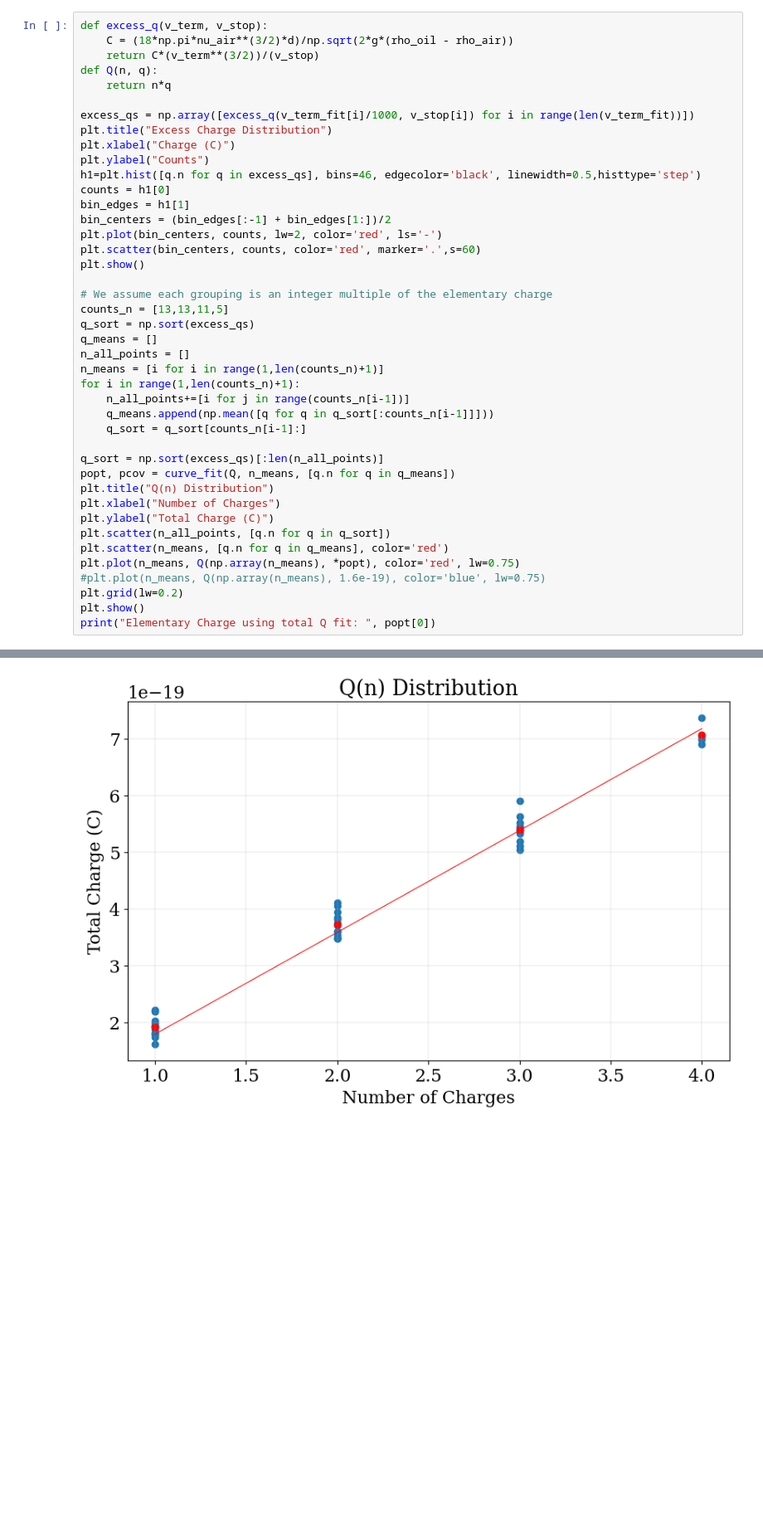
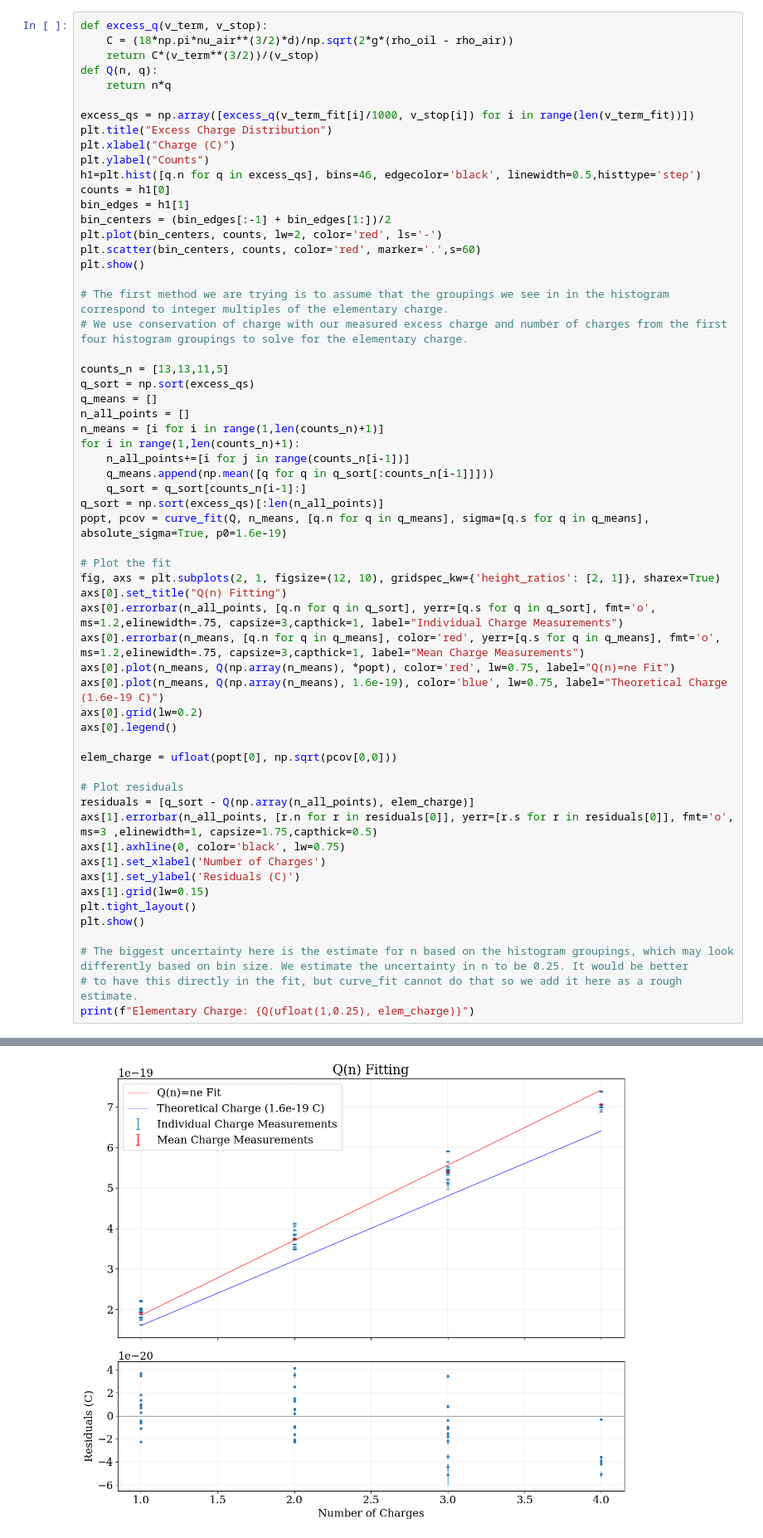
Before and after one commit to luke-wriglesworth/millikan, a Jupyter notebook: milikan.ipynb, the cells around one changed output, grey strips where cells are left out. Shown at 83% size. Saved outputs shown, nothing was run; the diff lists cells and outputs as text; blank space fills up the shorter version.

```diff
--- a/milikan.ipynb
+++ b/milikan.ipynb
@@ -161,43 +162,60 @@ def excess_q(v_term, v_stop):
     C = (18*np.pi*nu_air**(3/2)*d)/np.sqrt(2*g*(rho_oil - rho_air))
     return C*(v_term**(3/2))/(v_stop)
 def Q(n, q):
     return n*q
 
 excess_qs = np.array([excess_q(v_term_fit[i]/1000, v_stop[i]) for i in range(len(v_term_fit))])
 plt.title("Excess Charge Distribution")
 plt.xlabel("Charge (C)")
 plt.ylabel("Counts")
 h1=plt.hist([q.n for q in excess_qs], bins=46, edgecolor='black', linewidth=0.5,histtype='step')
 counts = h1[0]
 bin_edges = h1[1]
 bin_centers = (bin_edges[:-1] + bin_edges[1:])/2
 plt.plot(bin_centers, counts, lw=2, color='red', ls='-')
 plt.scatter(bin_centers, counts, color='red', marker='.',s=60)
 plt.show()
 
-# We assume each grouping is an integer multiple of the elementary charge
+# The first method we are trying is to assume that the groupings we see in in the histogram correspond to integer multiples of the elementary charge.
+# We use conservation of charge with our measured excess charge and number of charges from the first four histogram groupings to solve for the elementary charge.
+
 counts_n = [13,13,11,5]
 q_sort = np.sort(excess_qs)
 q_means = []
 n_all_points = []
 n_means = [i for i in range(1,len(counts_n)+1)]
 for i in range(1,len(counts_n)+1):
     n_all_points+=[i for j in range(counts_n[i-1])]
     q_means.append(np.mean([q for q in q_sort[:counts_n[i-1]]]))
     q_sort = q_sort[counts_n[i-1]:]
+q_sort = np.sort(excess_qs)[:len(n_all_points)]
+popt, pcov = curve_fit(Q, n_means, [q.n for q in q_means], sigma=[q.s for q in q_means], absolute_sigma=True, p0=1.6e-19)
 
-q_sort = np.sort(excess_qs)[:len(n_all_points)]
-popt, pcov = curve_fit(Q, n_means, [q.n for q in q_means])
-plt.title("Q(n) Distribution")
-plt.xlabel("Number of Charges")
-plt.ylabel("Total Charge (C)")
-plt.scatter(n_all_points, [q.n for q in q_sort])
-plt.scatter(n_means, [q.n for q in q_means], color='red')
-plt.plot(n_means, Q(np.array(n_means), *popt), color='red', lw=0.75)
-#plt.plot(n_means, Q(np.array(n_means), 1.6e-19), color='blue', lw=0.75)
-plt.grid(lw=0.2)
+# Plot the fit
+fig, axs = plt.subplots(2, 1, figsize=(12, 10), gridspec_kw={'height_ratios': [2, 1]}, sharex=True)
+axs[0].set_title("Q(n) Fitting")
+axs[0].errorbar(n_all_points, [q.n for q in q_sort], yerr=[q.s for q in q_sort], fmt='o', ms=1.2,elinewidth=.75, capsize=3,capthick=1, label="Individual Charge Measurements")
+axs[0].errorbar(n_means, [q.n for q in q_means], color='red', yerr=[q.s for q in q_means], fmt='o', ms=1.2,elinewidth=.75, capsize=3,capthick=1, label="Mean Charge Measurements")
+axs[0].plot(n_means, Q(np.array(n_means), *popt), color='red', lw=0.75, label="Q(n)=ne Fit")
+axs[0].plot(n_means, Q(np.array(n_means), 1.6e-19), color='blue', lw=0.75, label="Theoretical Charge (1.6e-19 C)")
+axs[0].grid(lw=0.2)
+axs[0].legend()
+
+elem_charge = ufloat(popt[0], np.sqrt(pcov[0,0]))
+
+# Plot residuals
+residuals = [q_sort - Q(np.array(n_all_points), elem_charge)]
+axs[1].errorbar(n_all_points, [r.n for r in residuals[0]], yerr=[r.s for r in residuals[0]], fmt='o', ms=3 ,elinewidth=1, capsize=1.75,capthick=0.5)
+axs[1].axhline(0, color='black', lw=0.75)
+axs[1].set_xlabel('Number of Charges')
+axs[1].set_ylabel('Residuals (C)')
+axs[1].grid(lw=0.15)
+plt.tight_layout()
 plt.show()
-print("Elementary Charge using total Q fit: ", popt[0])
+
+# The biggest uncertainty here is the estimate for n based on the histogram groupings, which may look differently based on bin size. We estimate the uncertainty in n to be 0.25. It would be better
+# to have this directly in the fit, but curve_fit cannot do that so we add it here as a rough estimate.
+print(f"Elementary Charge: {Q(ufloat(1,0.25), elem_charge)}")
 # %% [output]
 [figure]
-[figure, old version]
+[figure, new version]
```
Also changed, not shown: parts of 5 cells of this notebook.
